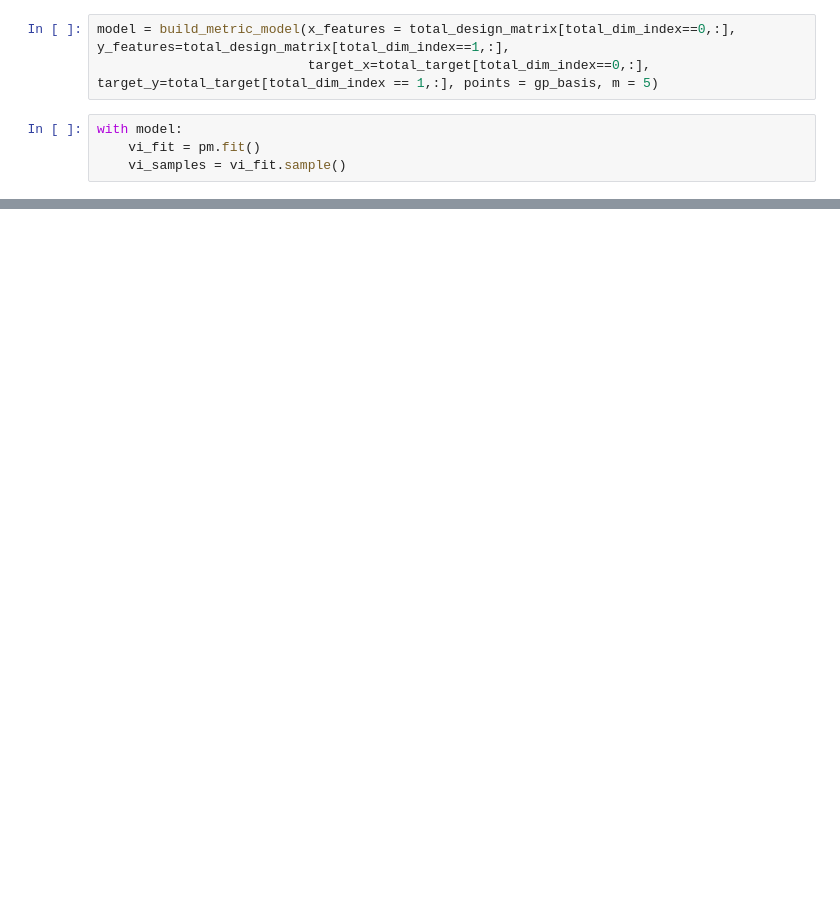
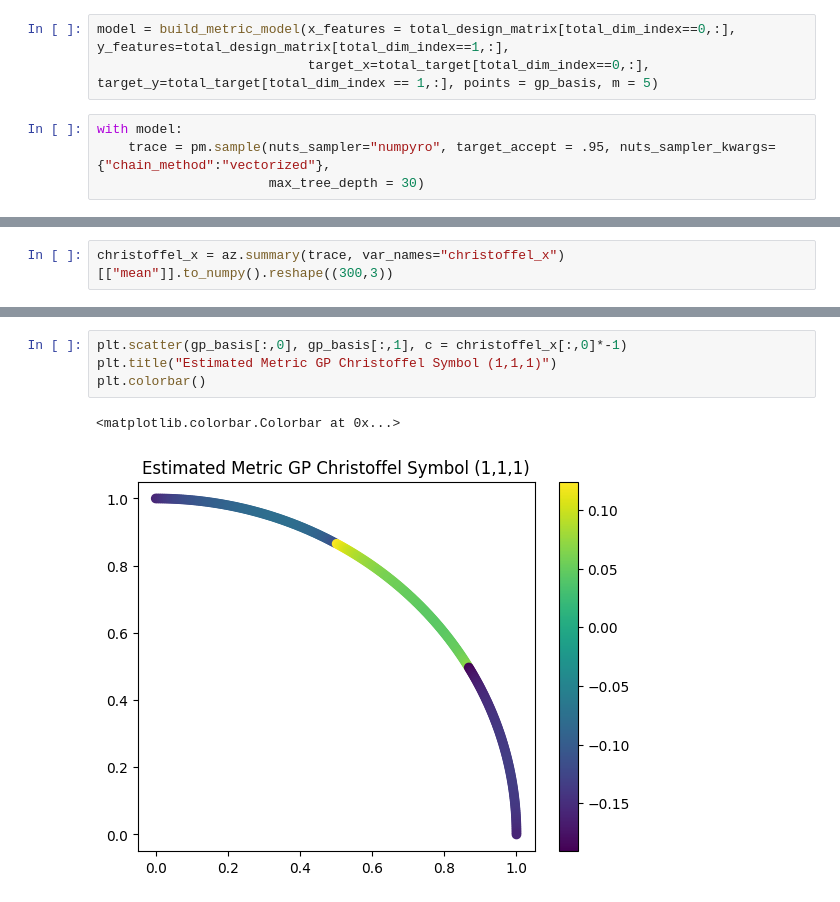
Before and after one commit to abrahme/curvature_estimation, a Jupyter notebook: SampleTrajectory.ipynb, the cells around one changed output, grey strips where cells are left out. Cells and saved outputs as stored; diff of their text form; blank space fills up the shorter version.

```diff
--- a/SampleTrajectory.ipynb
+++ b/SampleTrajectory.ipynb
@@ -474,7 +478,7 @@ The autoreload extension is already loaded. To reload it, use:
 # %%
 model = build_metric_model(x_features = total_design_matrix[total_dim_index==0,:], y_features=total_design_matrix[total_dim_index==1,:],
                            target_x=total_target[total_dim_index==0,:], target_y=total_target[total_dim_index == 1,:], points = gp_basis, m = 5)
-# %%
-with model:
-    vi_fit = pm.fit()
-    vi_samples = vi_fit.sample()
+# %%
+with model:
+    trace = pm.sample(nuts_sampler="numpyro", target_accept = .95, nuts_sampler_kwargs={"chain_method":"vectorized"},
+                      max_tree_depth = 30)
@@ -480,0 +508,2 @@ with model:
+# %%
+christoffel_x = az.summary(trace, var_names="christoffel_x")[["mean"]].to_numpy().reshape((300,3))
@@ -480,0 +526,7 @@ with model:
+# %%
+plt.scatter(gp_basis[:,0], gp_basis[:,1], c = christoffel_x[:,0]*-1)
+plt.title("Estimated Metric GP Christoffel Symbol (1,1,1)")
+plt.colorbar()
+# %% [output]
+<matplotlib.colorbar.Colorbar at 0x...>
+[figure, added]
```
Also changed, not shown: parts of 17 cells of this notebook, 3 other files.
